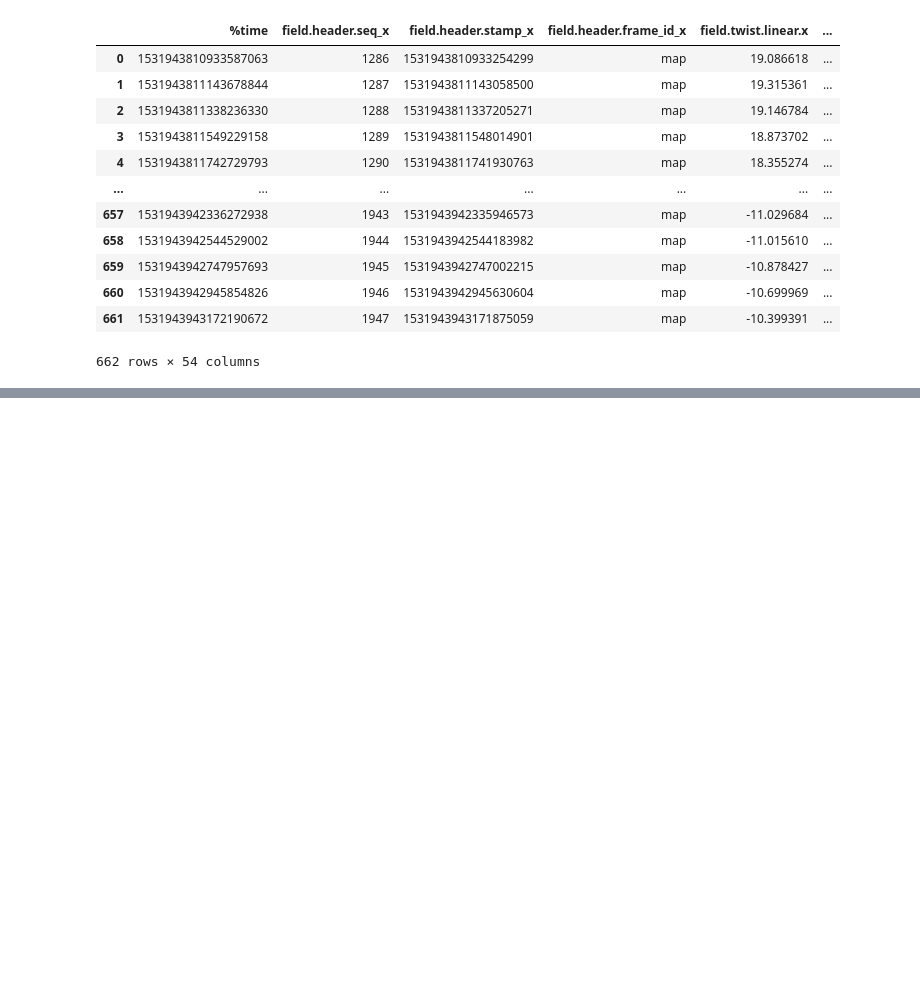
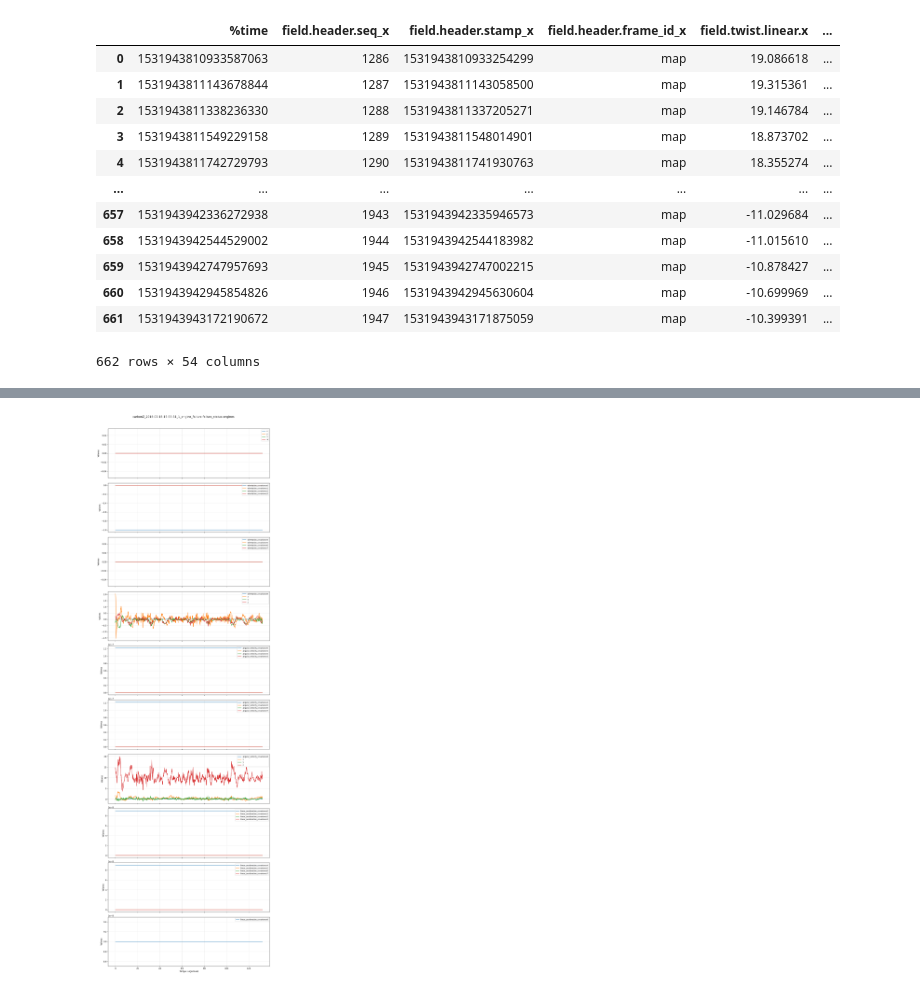
Before and after one commit to RenatodaCostaSantos/flight_anomaly_detection, a Jupyter notebook: aeroespacial-2/notebooks/00_00_data_exploration.ipynb, the cells around one changed output, grey strips where cells are left out. Cells and saved outputs as stored; diff of their text form; code cells hidden in the pictures; blank space fills up the shorter version.

```diff
--- a/aeroespacial-2/notebooks/00_00_data_exploration.ipynb
+++ b/aeroespacial-2/notebooks/00_00_data_exploration.ipynb
@@ -613,0 +760,3 @@ df_merge4
+# %%
+i = 6
+list(dfs.keys())[i]
@@ -613,0 +765,3 @@ df_merge4
+# %%
+chave = list(dfs.keys())[i]
+df7 = dfs[chave]
@@ -613,0 +849,4 @@ df_merge4
+# %%
+plot_generic_df(df7 , titulo_grafico=chave)
+# %% [output]
+[figure, added]
```
Also changed, not shown: parts of 44 cells of this notebook.
